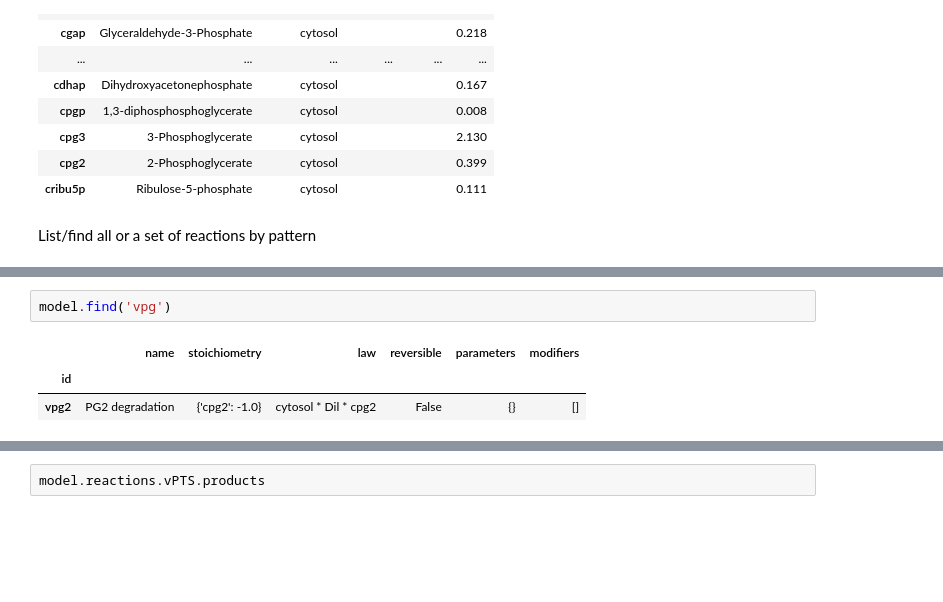
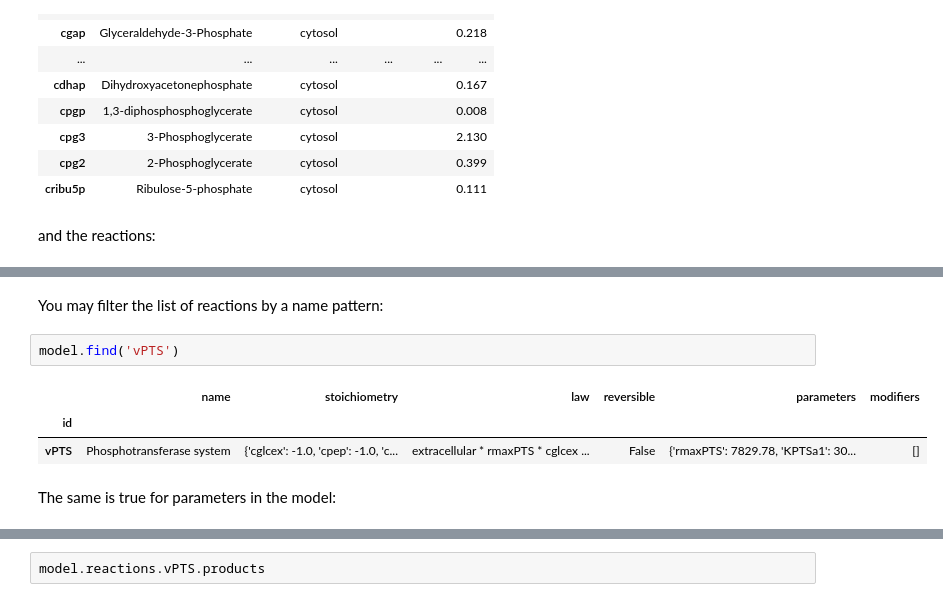
Before and after one commit to BioSystemsUM/MEWpy, a Jupyter notebook: examples/03-kinetic.ipynb, the cells around one changed output, grey strips where cells are left out. Saved outputs shown, nothing was run; the diff lists cells and outputs as text; blank space fills up the shorter version.

Commit message:
[UPDATE] Kinetic modeling and optimization

```diff
--- a/examples/03-kinetic.ipynb
+++ b/examples/03-kinetic.ipynb
@@ -50,7 +68,7 @@ model.find_metabolites()
 | cpg2 | 2-Phosphoglycerate | cytosol |  |  | 0.399 |
 | cribu5p | Ribulose-5-phosphate | cytosol |  |  | 0.111 |
 # %% [markdown]
-List/find all or a set of reactions by pattern
+and the reactions:
 # %%
 model.find()
 # %% [output]
@@ -72,9 +90,13 @@ model.find()
 | vE4P | E4P dilution | {'ce4p': -1.0} | cytosol * Dil * ce4p | False | {} | [] |
 | vGLP | GLP dilution | {'cg1p': -1.0} | cytosol * Dil * cg1p | False | {} | [] |
 | vEXTER | Extracellular glucose kinetics | {'cglcex': 1.0} | extracellular * Dil * (cfeed - cg... | False | {'cfeed': 110.96} | [] |
+# %% [markdown]
+You may filter the list of reactions by a name pattern:
 # %%
-model.find('vpg')
+model.find('vPTS')
 # %% [output]
 |  | name | stoichiometry | law | reversible | parameters | modifiers |
 | id |  |  |  |  |  |  |
-| vpg2 | PG2 degradation | {'cpg2': -1.0} | cytosol * Dil * cpg2 | False | {} | [] |
+| vPTS | Phosphotransferase system | {'cglcex': -1.0, 'cpep': -1.0, 'c... | extracellular * rmaxPTS * cglcex ... | False | {'rmaxPTS': 7829.78, 'KPTSa1': 30... | [] |
+# %% [markdown]
+The same is true for parameters in the model:
```
Also changed, not shown: parts of 82 cells of this notebook, 4 other files.
